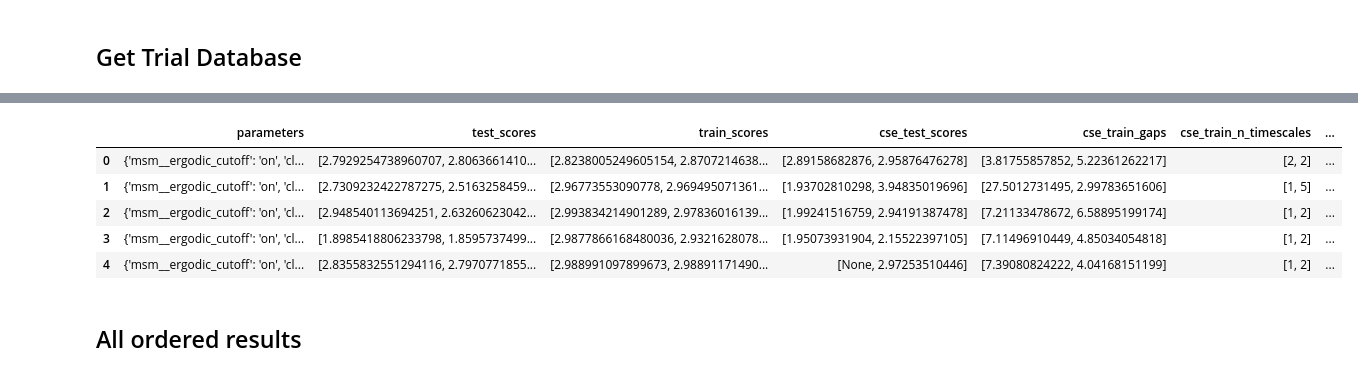
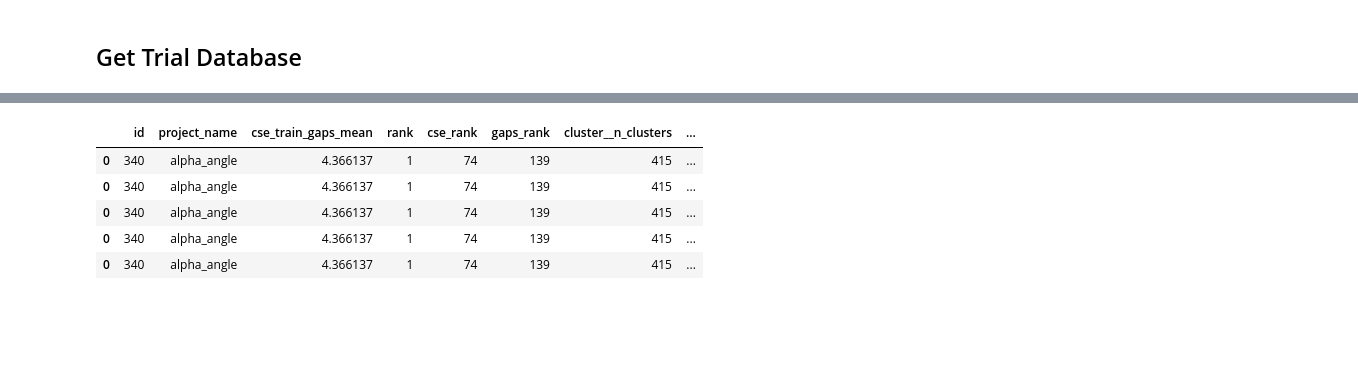
Before and after one commit to RobertArbon/optimize-fs-peptide, a Jupyter notebook: Analysis/DHFR/Trial Results.ipynb, the cells around one changed output, grey strips where cells are left out. Saved outputs shown, nothing was run; the diff lists cells and outputs as text; code cells hidden in the pictures; blank space fills up the shorter version.

```diff
--- a/Analysis/DHFR/Trial Results.ipynb
+++ b/Analysis/DHFR/Trial Results.ipynb
@@ -58,0 +102,14 @@ for observable in observables:
+# %%
+to_expand = ['test_scores', 'train_scores', 'cse_test_scores','cse_train_gaps', 'cse_train_n_timescales',
+            'cse_train_scores']
+# %%
+df_expanded = []
+for col in to_expand:
+    s = df.apply(lambda x: pd.Series(x[col]),axis=1).stack().reset_index(level=1, drop=True)
+    s.name=col
+    df_expanded.append(pd.DataFrame(s))
+    df.drop(labels=col, axis=1, inplace=True)
+# %%
+df_expanded = pd.concat(df_expanded, axis=1)
+trials = df.join(df_expanded)
+trials.head()
@@ -58,0 +144,17 @@ for observable in observables:
+# %%
+import numpy as np
+import matplotlib.ticker as ticker
+
+df2 = trials.sort_values(by='rank').iloc[:500,]
+sns.set_context('paper', font_scale=1)
+sns.set_style('white')
+sns.set_palette('colorblind')
+# fig, ax = plt.subplots(figsize=(10,10))
+
+ax = sns.pointplot(x='rank', y='test_scores', hue='feature', data=df2, errwidth=1, scale=.5, join=False)
+ax.xaxis.set_major_locator(ticker.MultipleLocator(10))
+ax.xaxis.set_major_formatter(ticker.ScalarFormatter())
+ax.set_ylabel('GMRQ(2)')
+fig = plt.gcf()
+plt.tight_layout()
+plt.savefig('score_results.pdf')
@@ -59,11 +163,9 @@ for observable in observables:
 # %%
-df.head()
+df2.head()
 # %% [output]
-|  | parameters | test_scores | train_scores | cse_test_scores | cse_train_gaps | cse_train_n_timescales | ... |
-| 0 | {'msm__ergodic_cutoff': 'on', 'cl... | [2.7929254738960707, 2.8063661410... | [2.8238005249605154, 2.8707214638... | [2.89158682876, 2.95876476278] | [3.81755857852, 5.22361262217] | [2, 2] | ... |
-| 1 | {'msm__ergodic_cutoff': 'on', 'cl... | [2.7309232422787275, 2.5163258459... | [2.96773553090778, 2.969495071361... | [1.93702810298, 3.94835019696] | [27.5012731495, 2.99783651606] | [1, 5] | ... |
-| 2 | {'msm__ergodic_cutoff': 'on', 'cl... | [2.948540113694251, 2.63260623042... | [2.993834214901289, 2.97836016139... | [1.99241516759, 2.94191387478] | [7.21133478672, 6.58895199174] | [1, 2] | ... |
-| 3 | {'msm__ergodic_cutoff': 'on', 'cl... | [1.8985418806233798, 1.8595737499... | [2.9877866168480036, 2.9321628078... | [1.95073931904, 2.15522397105] | [7.11496910449, 4.85034054818] | [1, 2] | ... |
-| 4 | {'msm__ergodic_cutoff': 'on', 'cl... | [2.8355832551294116, 2.7970771855... | [2.988991097899673, 2.98891171490... | [None, 2.97253510446] | [7.39080824222, 4.04168151199] | [1, 2] | ... |
+|  | id | project_name | cse_train_gaps_mean | rank | cse_rank | gaps_rank | cluster__n_clusters | ... |
+| 0 | 340 | alpha_angle | 4.366137 | 1 | 74 | 139 | 415 | ... |
+| 0 | 340 | alpha_angle | 4.366137 | 1 | 74 | 139 | 415 | ... |
+| 0 | 340 | alpha_angle | 4.366137 | 1 | 74 | 139 | 415 | ... |
+| 0 | 340 | alpha_angle | 4.366137 | 1 | 74 | 139 | 415 | ... |
+| 0 | 340 | alpha_angle | 4.366137 | 1 | 74 | 139 | 415 | ... |
-# %% [markdown]
-## All ordered results
```
Also changed, not shown: parts of 22 cells of this notebook, 12 other files.
